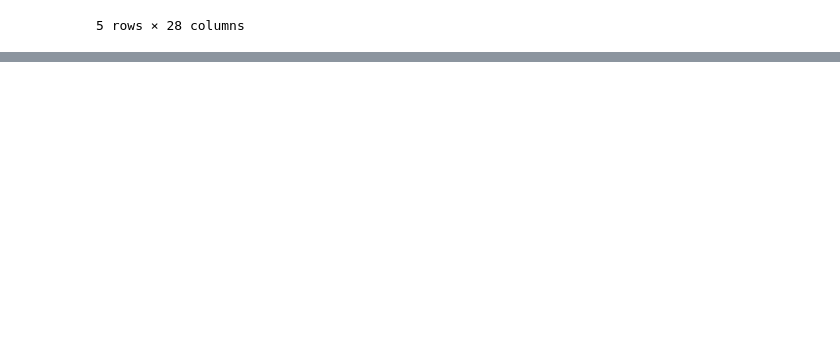
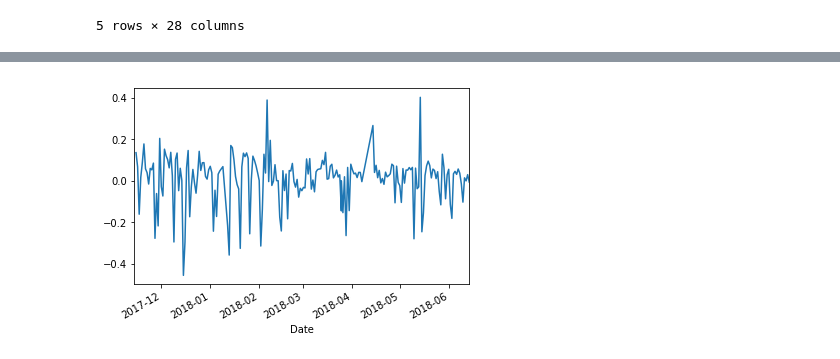
Before and after one commit to srive326/Youtube-forecasting, a Jupyter notebook: notebooks/Vars youtube.ipynb, the cells around one changed output, grey strips where cells are left out. Cells and saved outputs as stored; diff of their text form; code cells hidden in the pictures; blank space fills up the shorter version.

```diff
--- a/notebooks/Vars youtube.ipynb
+++ b/notebooks/Vars youtube.ipynb
@@ -32,0 +53,6 @@ plt.show()
+# %%
+new = np.log(youtube_econ2).diff()
+new['views'].plot()
+plt.show()
+# %% [output]
+[figure, added]
```
Also changed, not shown: parts of 23 cells of this notebook.
